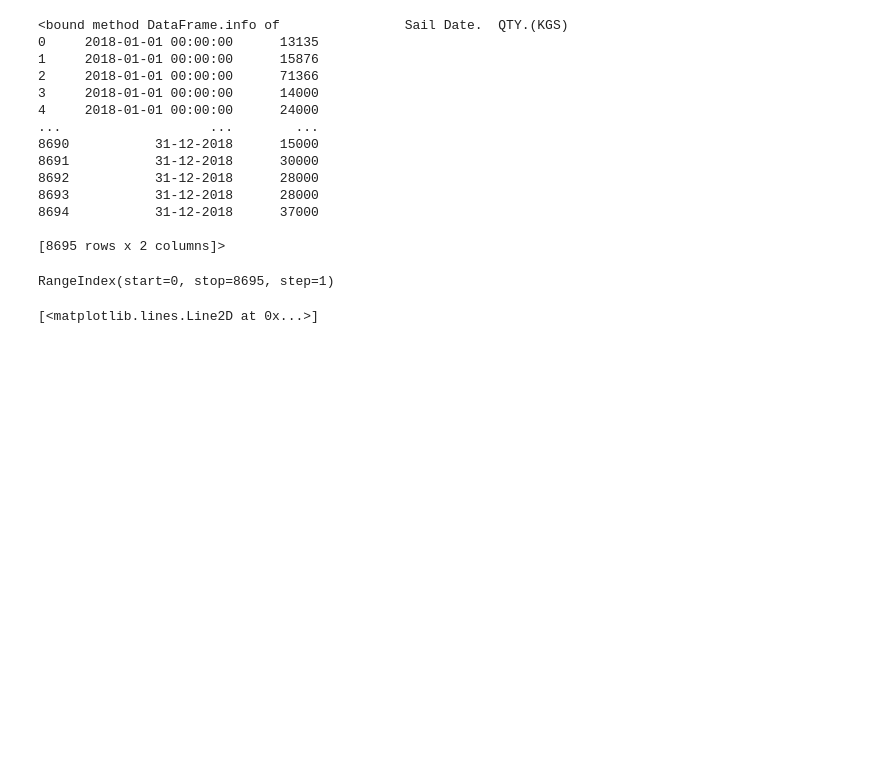
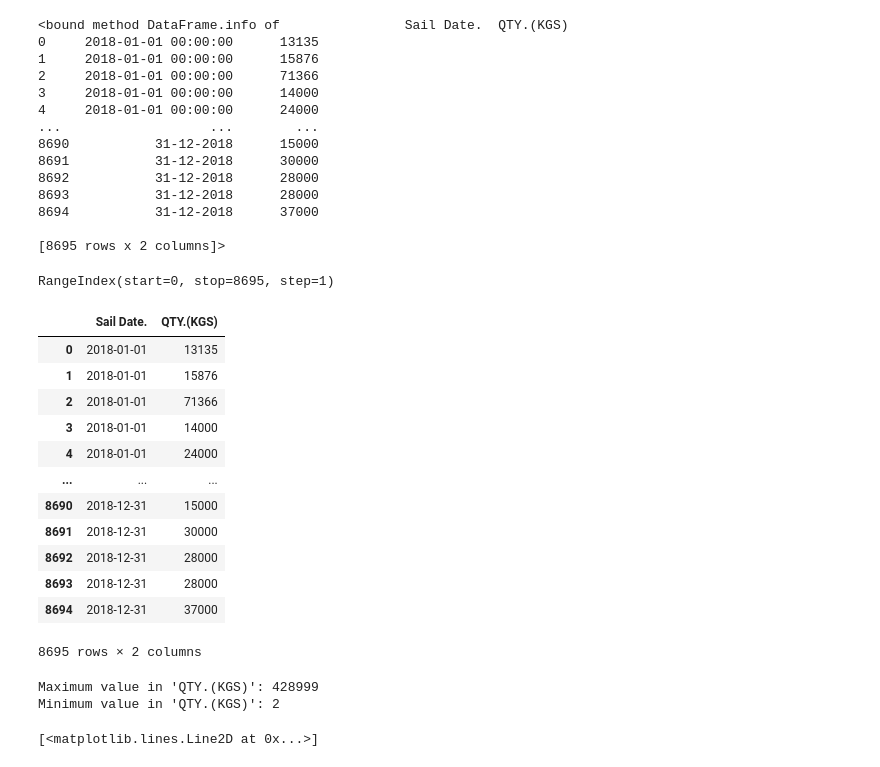
Before and after one commit to NATPAC-Internship/Augustine, a Jupyter notebook: import/Code/plot/plot2018.ipynb, the cells around one changed output. Saved outputs shown, nothing was run; the diff lists cells and outputs as text; code cells hidden in the pictures; blank space fills up the shorter version.

```diff
--- a/import/Code/plot/plot2018.ipynb
+++ b/import/Code/plot/plot2018.ipynb
@@ -5,5 +13,5 @@ import numpy as np
 # %%
-data = pd.read_excel(r"C:\Users\augus\OneDrive\Desktop\js\Cargo predict\datas\dataset\Agro products_ 2018 to 2022.xlsx")
+data = pd.read_excel(r"C:\Users\augus\OneDrive\Desktop\js\Cargo predict\import\dataset\Agro products_ 2018 to 2022.xlsx")
 data.dropna(inplace=True)
 data
 # %% [output]
@@ -46,0 +54,16 @@ data.to_csv('c_data_18.csv', index=False)
+# %%
+data
+# %% [output]
+|  | Sail Date. | QTY.(KGS) |
+| 0 | 2018-01-01 | 13135 |
+| 1 | 2018-01-01 | 15876 |
+| 2 | 2018-01-01 | 71366 |
+| 3 | 2018-01-01 | 14000 |
+| 4 | 2018-01-01 | 24000 |
+| ... | ... | ... |
+| 8690 | 2018-12-31 | 15000 |
+| 8691 | 2018-12-31 | 30000 |
+| 8692 | 2018-12-31 | 28000 |
+| 8693 | 2018-12-31 | 28000 |
+| 8694 | 2018-12-31 | 37000 |
+8695 rows × 2 columns
@@ -47,3 +76,14 @@ data.to_csv('c_data_18.csv', index=False)
+# %%
+max_value = data['QTY.(KGS)'].max()
+
+print("Maximum value in 'QTY.(KGS)':", max_value)
+
+min_value = data['QTY.(KGS)'].min()
+
+print("Minimum value in 'QTY.(KGS)':", min_value)
+# %% [output]
+Maximum value in 'QTY.(KGS)': 428999
+Minimum value in 'QTY.(KGS)': 2
 # %%
 plt.plot(data['Sail Date.'], data['QTY.(KGS)'])
 # %% [output]
```
Also changed, not shown: parts of 6 cells of this notebook, 29 other files.
